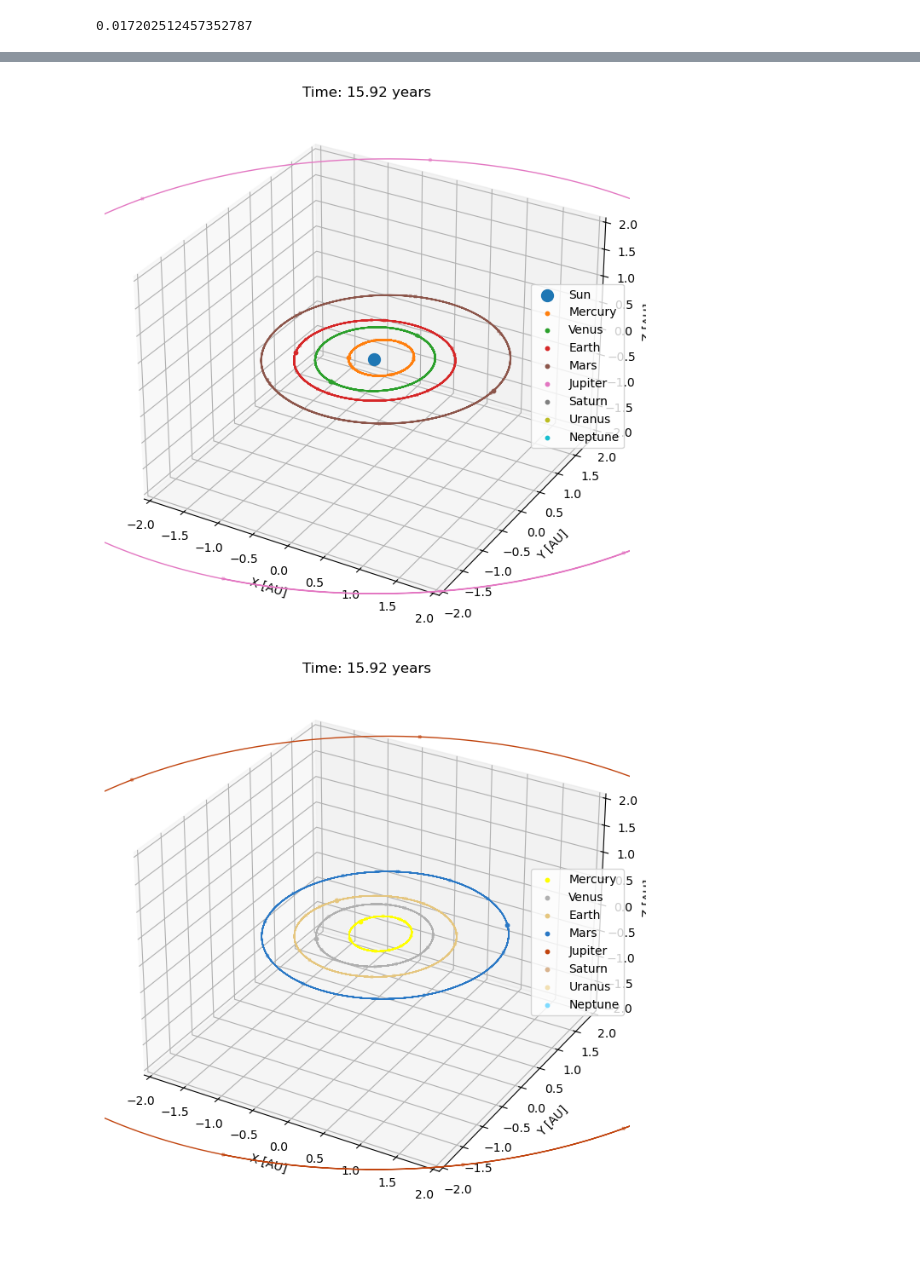
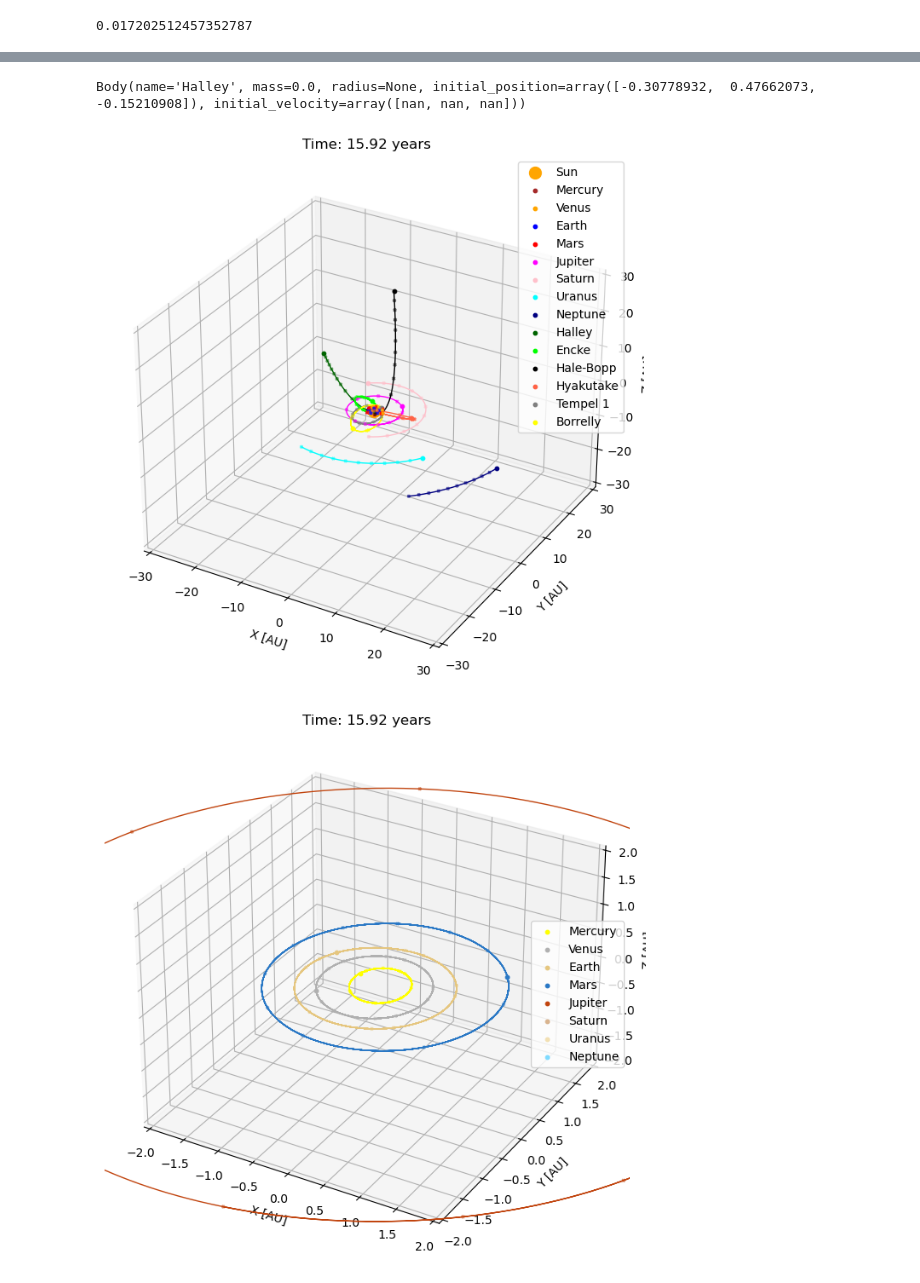
Before and after one commit to robertoinfurna/GRAVITY, a Jupyter notebook: solar_system.ipynb, the cells around one changed output, grey strips where cells are left out. Saved outputs shown, nothing was run; the diff lists cells and outputs as text; code cells hidden in the pictures; blank space fills up the shorter version.

Commit message:
add comets

```diff
--- a/solar_system.ipynb
+++ b/solar_system.ipynb
@@ -631,3 +729,20 @@ for name, p in planet_data.items():
 # Finally append the star
 sun = Body(mass=M,initial_position=r_star, initial_velocity=v_star,name="Sun")
 bodies.insert(0,sun)
+
+comets = []
+
+for name, p in comet_data.items():
+    m_comet = p["mass"]
+    a = p["a"]
+    e = p["e"]
+    i = p["inc"]
+    phi = p["Omega"]
+
+    # Compute binary (star + planet) in CM frame
+    body_star, body_comet = make_binary_system(
+        m_1=M, m_2=m_comet, a=a, e=e, i=i, phi=phi
+    )
+
+    body_comet.name = name
+    comets.append(body_comet)
@@ -698 +779,5 @@ Center of mass motion:  [8.46989319e-22 8.46989319e-22 0.00000000e+00]
+# %%
+comets[0]
+# %% [output]
+Body(name='Halley', mass=0.0, radius=None, initial_position=array([-0.30778932,  0.47662073, -0.15210908]), initial_velocity=array([nan, nan, nan]))
 # %%
@@ -700,18 +785,25 @@ evolve_system(bodies=bodies,time=100,eta=0.003,)#adapt_dt=False,dt=0.0001)
 # %%
 planet_colors = {
-     "Sun": "#ffff00",
-     "Mercury": "#b0b0b0",
-     "Venus": "#e5c67f",
-     "Earth": "#2a78c5",
-     "Mars": "#c1440e",
-     "Jupiter": "#d9b48f",
-     "Saturn": "#f2e0b3",
-     "Uranus": "#7fdbff",
-     "Neptune": "#2e3bff"
+     "Sun": "orange",
+     "Mercury": "brown",
+     "Venus": "orange",
+     "Earth": "blue",
+     "Mars": "red", # "#c1440e",
+     "Jupiter": "magenta",
+     "Saturn": "pink",
+     "Uranus": "cyan",
+     "Neptune": "navy",
+    "Halley":    "darkgreen",
+    "Encke":     "lime",
+    "Hale-Bopp": "black",
+    "Hyakutake": "tomato",
+    "Tempel 1":  "gray",  # muted gray
+    "Borrelly":  "yellow"   # light frost white
 }
-colors = [planet_colors.get(b.name, "#777777") for b in bodies+bodies_]
 
-plot_3d_orbits(bodies, t_max=100,dt_step_marker=10,max_range=2)
+colors = [planet_colors.get(b.name, "#777777") for b in bodies+comets+bodies_]
+
+plot_3d_orbits(bodies=bodies+comets, t_max=100,dt_step_marker=10,max_range=30,colors=colors)
 # %% [output]
-[figure, old version]
+[figure, new version]
 # %%
```
Also changed, not shown: parts of 8 cells of this notebook.
